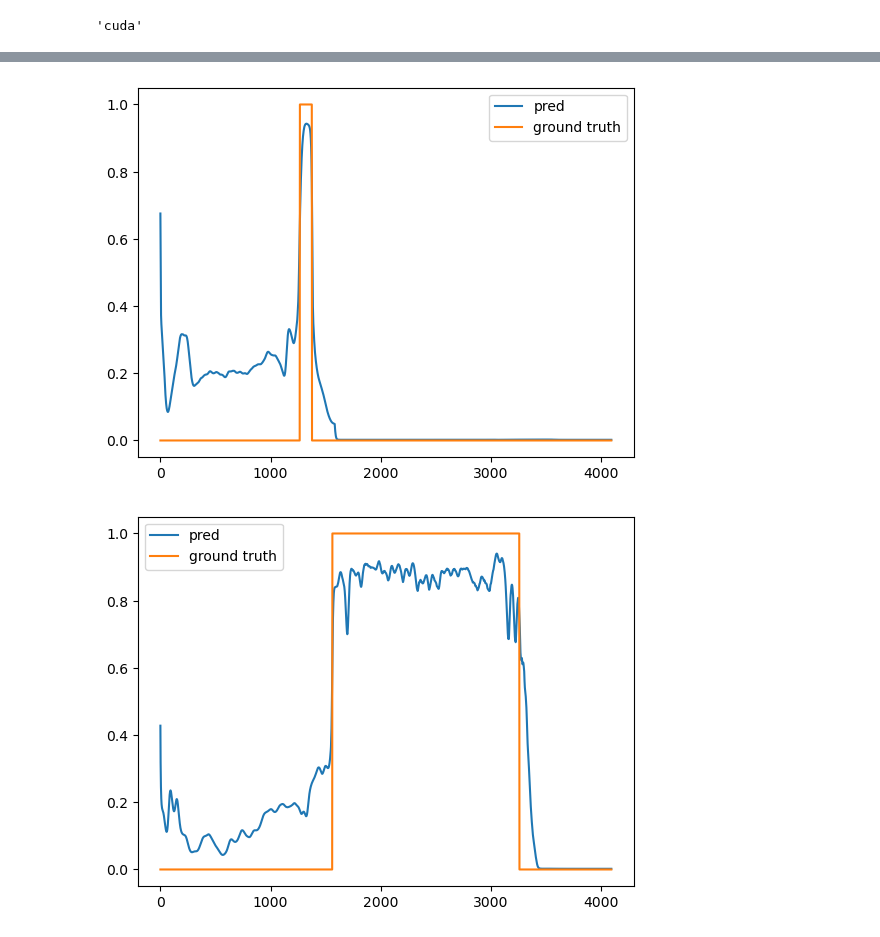
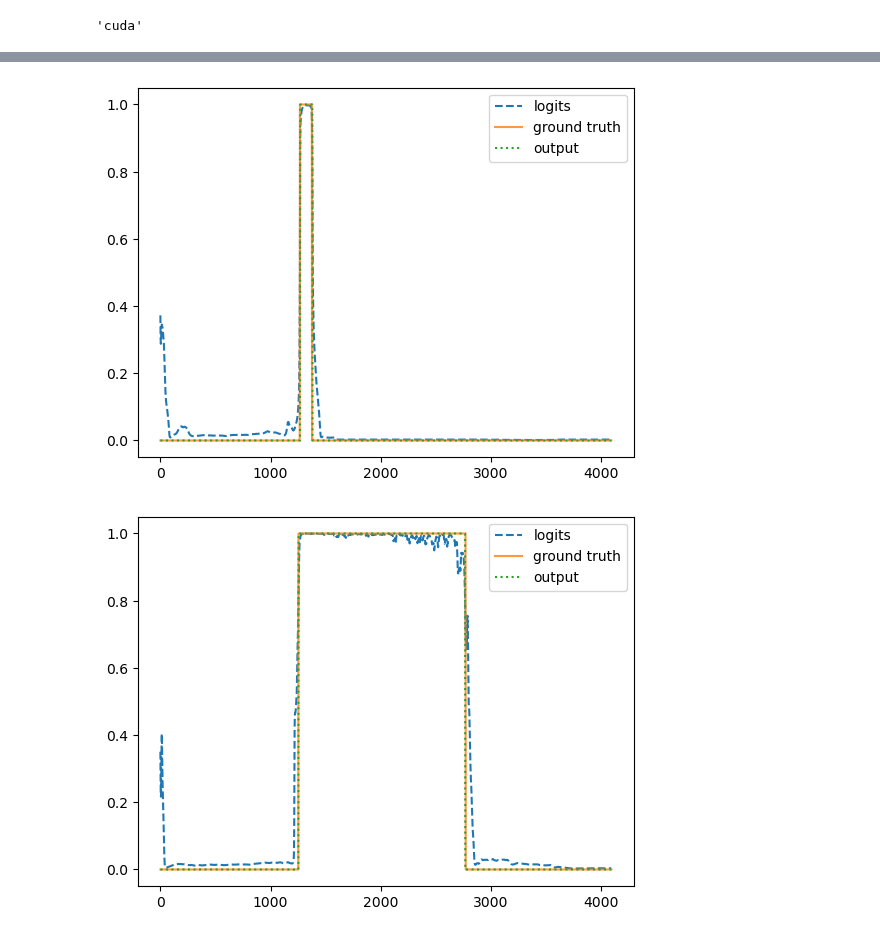
Before and after one commit to CS-433/ml-project-2-ml-sonidito, a Jupyter notebook: notebook/simple_lstm.ipynb, the cells around one changed output, grey strips where cells are left out. Saved outputs shown, nothing was run; the diff lists cells and outputs as text; code cells hidden in the pictures.

```diff
--- a/notebook/simple_lstm.ipynb
+++ b/notebook/simple_lstm.ipynb
@@ -20,6 +23,7 @@ device
 'cuda'
 # %%
 from data.dummy import DummyDataset
+import numpy as np
 torch.manual_seed(0)
 
 transform=transforms.Compose([
@@ -29,8 +33,8 @@ transform=transforms.Compose([
         transforms.Lambda(lambda x : x.squeeze()),
         ])
 
-
-dataset = DummyDataset('../data/dataset_pickle', transform, max_length=4096)
+features_selection = np.arange(6)
+dataset = DummyDataset('../data/dataset_pickle', features_selection, transform, max_length=4096)
 # %%
 size = int(len(dataset) * 0.9)
 
@@ -47,7 +51,7 @@ print(f'input_size={input_size}')
 hidden_size = 32
 num_layers = 1
 lr = 1e-3
-weight_decay = 1e-3
+weight_decay = 1e-4
 l1_sigma = 1e-5
 
 pos_weight = torch.tensor(3.2843)
@@ -58,7 +62,7 @@ criterion = nn.BCEWithLogitsLoss()
 num_params = sum(p.numel() for p in model.parameters() if p.requires_grad)
 print(f'The model has {num_params:,} trainable parameters')
 
-early_stopping = EarlyStopping(patience=10, delta=1e-2)
+early_stopping = EarlyStopping(patience=10, delta=5e-2)
 
 print(model)
 print(optimizer)
@@ -116,13 +125,27 @@ val_losses.shape=290
 # %%
 import numpy as np
+
+def create_output(logit, threshold=0.8):
+    if (logit < threshold).all():
+        return torch.zeros(len(logit))
+
+    start = np.argmax(logit > threshold)
+    end = len(logit) - torch.argmax(torch.flip(logit > threshold, dims=(0,)) * 1)
+
+    output = torch.zeros(len(logit))
+    output[start:end] = 1
+
+    return output
+
 
 model.eval()
 with torch.no_grad():
     for idx in np.random.choice(len(test_set), 6):
         testing_data = test_set[idx]
-        pred = torch.sigmoid(model(testing_data[0].to(device)))
-        plt.plot(pred.detach().cpu().numpy(), label='pred')
-        plt.plot(testing_data[1], label='ground truth')
+        pred = torch.sigmoid(model(testing_data[0].to(device))).detach().cpu()
+        plt.plot(pred.numpy(), label='logits', linestyle='--' )
+        plt.plot(testing_data[1], label='ground truth', alpha=0.8)
+        plt.plot(create_output(pred), label='output', linestyle=':')
         plt.legend()
         plt.show()
 # %% [output]
@@ -130,2 +153,2 @@ with torch.no_grad():
-[figure, old version]
+[figure, new version]
-[figure, old version]
+[figure, new version]
```
Also changed, not shown: parts of 7 cells of this notebook, 1 other file.
